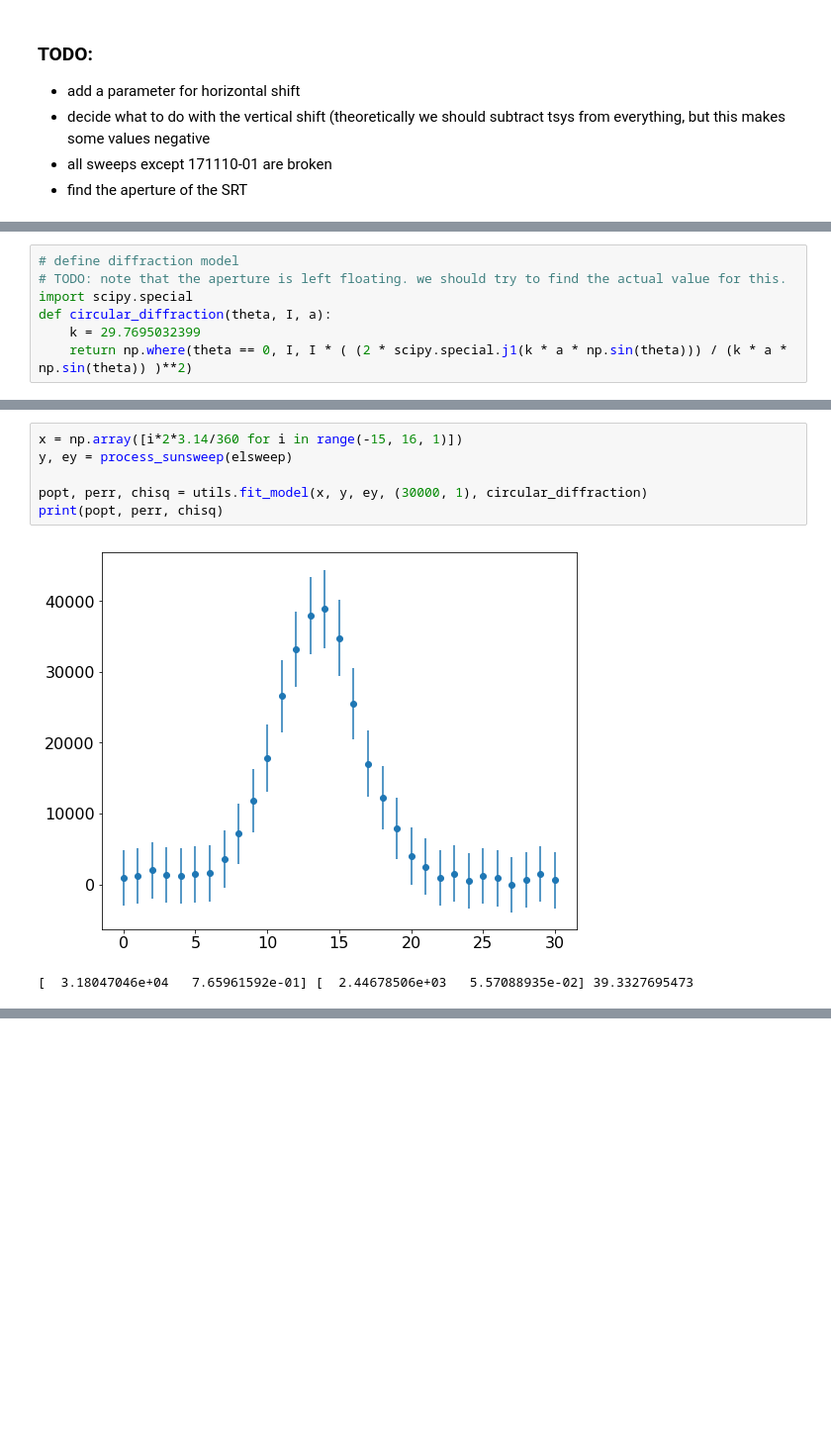
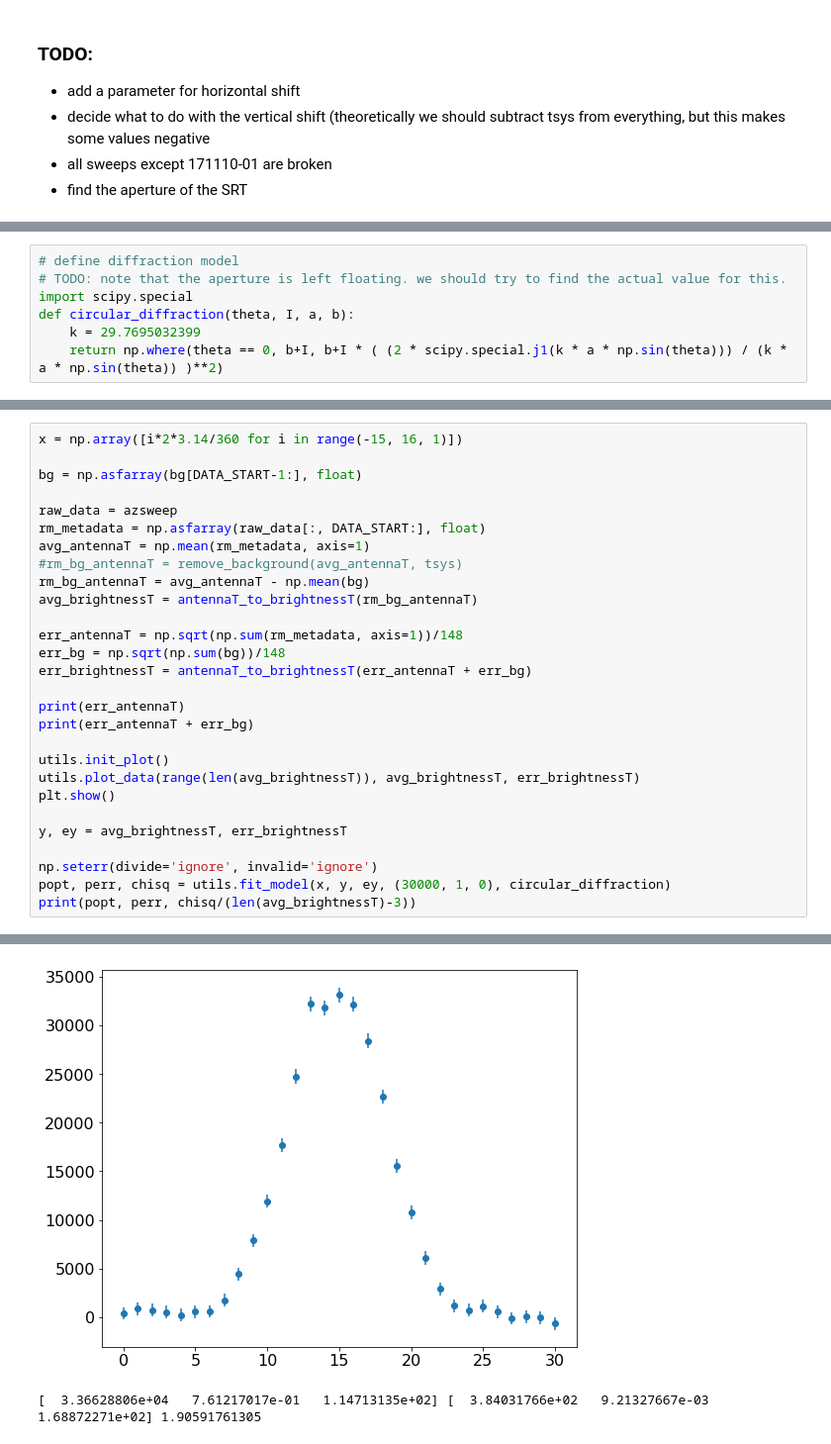
Before and after one commit to evantey14/jlab, a Jupyter notebook: 21cm.ipynb, the cells around one changed output, grey strips where cells are left out. Shown: that part at 99% size. Saved outputs shown, nothing was run; the diff lists cells and outputs as text; blank space fills up the shorter version.

```diff
--- a/21cm.ipynb
+++ b/21cm.ipynb
@@ -72,9 +73,9 @@ def process_sunsweep(raw_data):
 # define diffraction model
 # TODO: note that the aperture is left floating. we should try to find the actual value for this.
 import scipy.special
-def circular_diffraction(theta, I, a):
+def circular_diffraction(theta, I, a, b):
     k = 29.7695032399
-    return np.where(theta == 0, I, I * ( (2 * scipy.special.j1(k * a * np.sin(theta))) / (k * a * np.sin(theta)) )**2)
+    return np.where(theta == 0, b+I, b+I * ( (2 * scipy.special.j1(k * a * np.sin(theta))) / (k * a * np.sin(theta)) )**2)
 # %%
 # load data to tsys, raw
 file = '21cm/sunsweeps/171110-01.rad'
@@ -84,12 +86,32 @@ tsys, raw = load_data(file)
 # TODO: make more robust selection mechanism (perhaps by adding comments to the cmd file?)
 azsweep = np.array([raw[i] for i in range(5, 36)])
 elsweep = np.array([raw[i] for i in range(36, 67)])
-# %%
-x = np.array([i*2*3.14/360 for i in range(-15, 16, 1)])
-y, ey = process_sunsweep(elsweep)
-
-popt, perr, chisq = utils.fit_model(x, y, ey, (30000, 1), circular_diffraction)
-print(popt, perr, chisq)
-# %% [output]
-[figure, removed]
-[  3.18047046e+04   7.65961592e-01] [  2.44678506e+03   5.57088935e-02] 39.3327695473
+# %%
+x = np.array([i*2*3.14/360 for i in range(-15, 16, 1)])
+
+bg = np.asfarray(bg[DATA_START-1:], float)
+
+raw_data = azsweep
+rm_metadata = np.asfarray(raw_data[:, DATA_START:], float)
+avg_antennaT = np.mean(rm_metadata, axis=1)
+#rm_bg_antennaT = remove_background(avg_antennaT, tsys)
+rm_bg_antennaT = avg_antennaT - np.mean(bg)
+avg_brightnessT = antennaT_to_brightnessT(rm_bg_antennaT)
+
+err_antennaT = np.sqrt(np.sum(rm_metadata, axis=1))/148
+err_bg = np.sqrt(np.sum(bg))/148
+err_brightnessT = antennaT_to_brightnessT(err_antennaT + err_bg)
+
+print(err_antennaT)
+print(err_antennaT + err_bg)
+
+utils.init_plot()
+utils.plot_data(range(len(avg_brightnessT)), avg_brightnessT, err_brightnessT)
+plt.show()
+
+y, ey = avg_brightnessT, err_brightnessT
+
+np.seterr(divide='ignore', invalid='ignore')
+popt, perr, chisq = utils.fit_model(x, y, ey, (30000, 1, 0), circular_diffraction)
+print(popt, perr, chisq/(len(avg_brightnessT)-3))
+# %% [output]
@@ -96,2 +130,4 @@ print(popt, perr, chisq)
+[figure, added]
+[  3.36628806e+04   7.61217017e-01   1.14713135e+02] [  3.84031766e+02   9.21327667e-03   1.68872271e+02] 1.90591761305
 # %%
 utils.init_plot()
```
Also changed, not shown: parts of 14 cells of this notebook, 6 other files.
